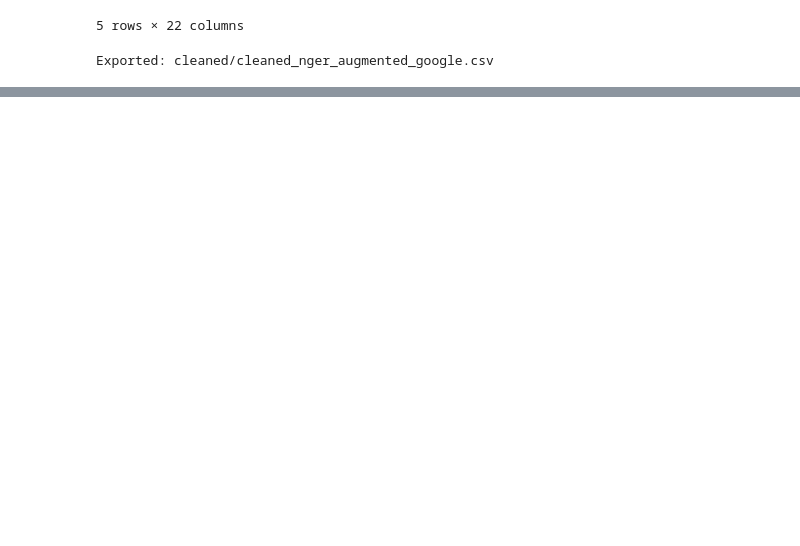
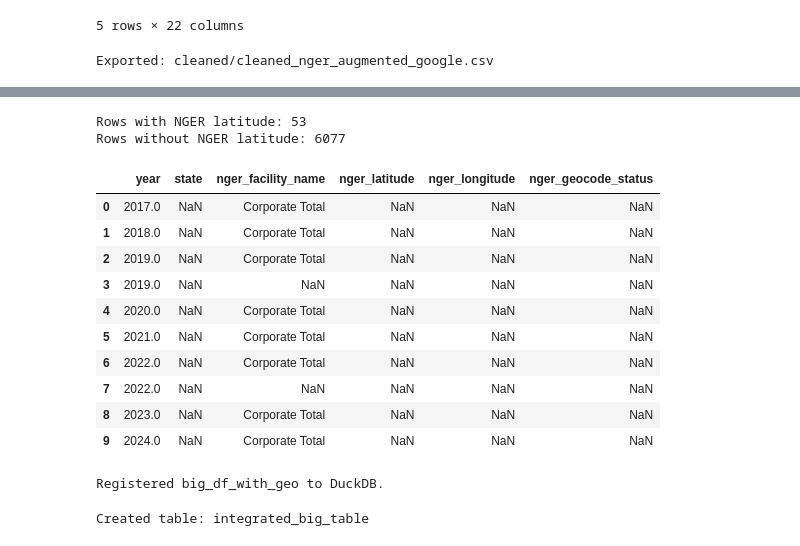
Before and after one commit to yusen0723/5339_A1, a Jupyter notebook: 5339.ipynb, the cells around one changed output, grey strips where cells are left out. Saved outputs shown, nothing was run; the diff lists cells and outputs as text; code cells hidden in the pictures; blank space fills up the shorter version.

```diff
--- a/5339.ipynb
+++ b/5339.ipynb
@@ -945,0 +960,9 @@ Exported: cleaned/cleaned_nger_augmented_google.csv
+# %%
+big_df = pd.read_csv("cleaned/one_big_table_all_attributes.csv")
+nger_aug_df = pd.read_csv("cleaned/cleaned_nger_augmented_google.csv")
+
+big_df.columns = big_df.columns.str.strip()
+nger_aug_df.columns = nger_aug_df.columns.str.strip()
+
+print("big_df shape:", big_df.shape)
+print("nger_aug_df shape:", nger_aug_df.shape)
@@ -945,0 +1012,10 @@ Exported: cleaned/cleaned_nger_augmented_google.csv
+# %%
+big_df_with_geo = big_df.merge(
+    nger_geo_lookup,
+    left_on=["year", "state", "nger_facility_name"],
+    right_on=["year", "state", "facility_name"],
+    how="left"
+)
+
+print("After merge:", big_df_with_geo.shape)
+big_df_with_geo.head()
@@ -945,0 +1031,14 @@ Exported: cleaned/cleaned_nger_augmented_google.csv
+# %%
+big_df_with_geo = big_df_with_geo.rename(columns={
+    "latitude": "nger_latitude",
+    "longitude": "nger_longitude",
+    "place_id": "nger_place_id",
+    "formatted_address": "nger_formatted_address",
+    "geocode_status": "nger_geocode_status"
+})
+
+if "facility_name" in big_df_with_geo.columns:
+    big_df_with_geo = big_df_with_geo.drop(columns=["facility_name"])
+
+print("Renamed columns done.")
+big_df_with_geo.head()
@@ -945,0 +1054,41 @@ Exported: cleaned/cleaned_nger_augmented_google.csv
+# %%
+print("Rows with NGER latitude:",
+      big_df_with_geo["nger_latitude"].notna().sum())
+
+print("Rows without NGER latitude:",
+      big_df_with_geo["nger_latitude"].isna().sum())
+
+big_df_with_geo[
+    ["year", "state", "nger_facility_name", "nger_latitude", "nger_longitude", "nger_geocode_status"]
+].head(10)
+# %% [output]
+Rows with NGER latitude: 53
+Rows without NGER latitude: 6077
+|  | year | state | nger_facility_name | nger_latitude | nger_longitude | nger_geocode_status |
+| 0 | 2017.0 | NaN | Corporate Total | NaN | NaN | NaN |
+| 1 | 2018.0 | NaN | Corporate Total | NaN | NaN | NaN |
+| 2 | 2019.0 | NaN | Corporate Total | NaN | NaN | NaN |
+| 3 | 2019.0 | NaN | NaN | NaN | NaN | NaN |
+| 4 | 2020.0 | NaN | Corporate Total | NaN | NaN | NaN |
+| 5 | 2021.0 | NaN | Corporate Total | NaN | NaN | NaN |
+| 6 | 2022.0 | NaN | Corporate Total | NaN | NaN | NaN |
+| 7 | 2022.0 | NaN | NaN | NaN | NaN | NaN |
+| 8 | 2023.0 | NaN | Corporate Total | NaN | NaN | NaN |
+| 9 | 2024.0 | NaN | Corporate Total | NaN | NaN | NaN |
+# %%
+conn.register("big_df_with_geo", big_df_with_geo)
+print("Registered big_df_with_geo to DuckDB.")
+# %% [output]
+Registered big_df_with_geo to DuckDB.
+# %%
+conn.execute("DROP TABLE IF EXISTS integrated_big_table")
+
+conn.execute("""
+CREATE TABLE integrated_big_table AS
+SELECT *
+FROM big_df_with_geo
+""")
+
+print("Created table: integrated_big_table")
+# %% [output]
+Created table: integrated_big_table
```
Also changed, not shown: parts of 13 cells of this notebook, 5 other files.
